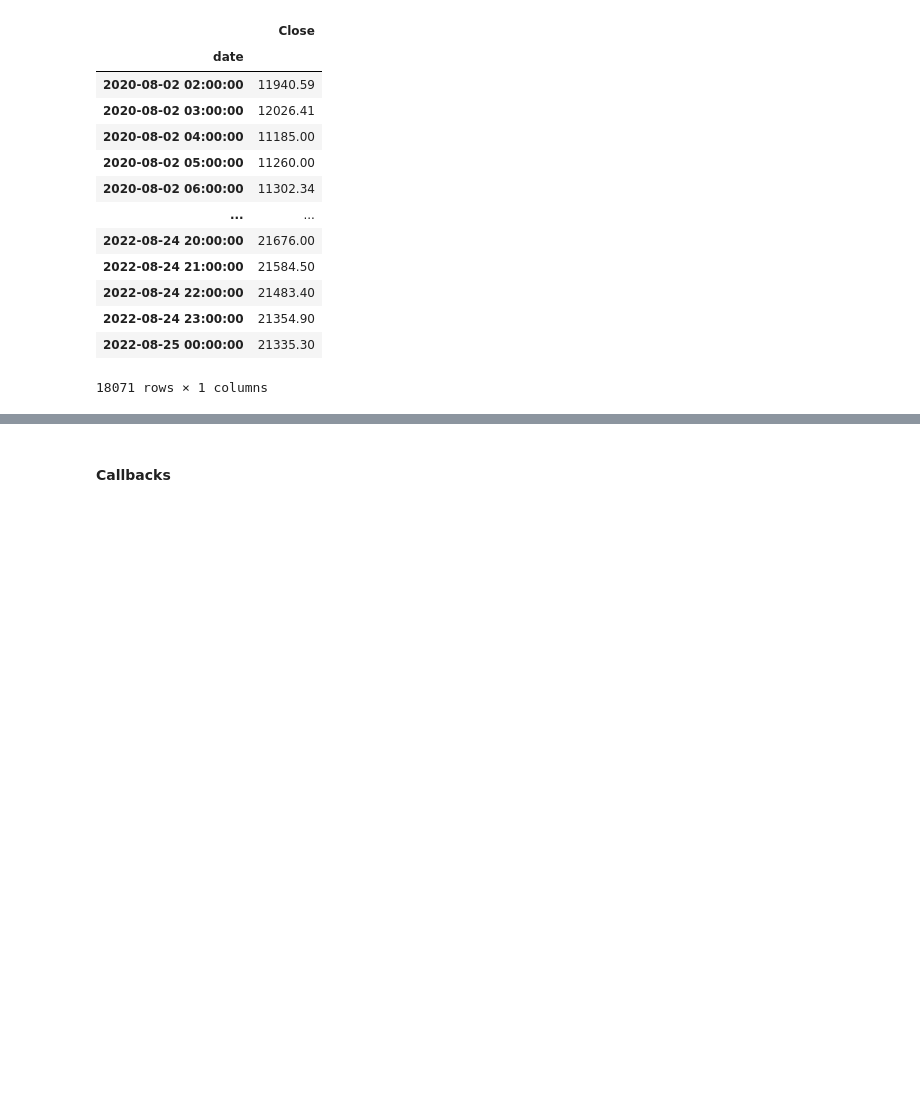
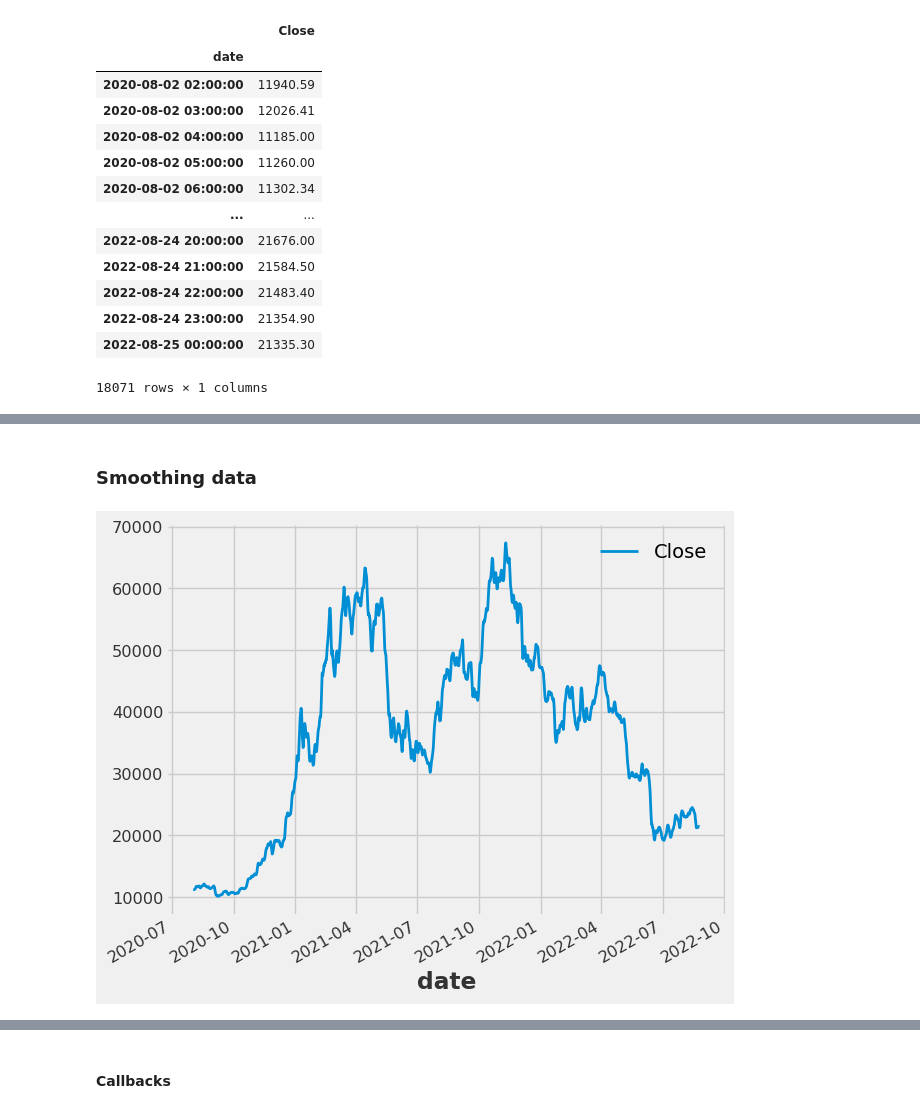
Before and after one commit to HKamkar/Predict-stock-price-with-darts, a Jupyter notebook: Prediction using darts - Hourly Data.ipynb, the cells around one changed output, grey strips where cells are left out. Saved outputs shown, nothing was run; the diff lists cells and outputs as text; code cells hidden in the pictures; blank space fills up the shorter version.

```diff
--- a/Prediction using darts - Hourly Data.ipynb
+++ b/Prediction using darts - Hourly Data.ipynb
@@ -316 +300,9 @@ Attributes:
+# %% [markdown]
+### Smoothing data
+# %%
+moving = MovingAverage(window=48)
+data = moving.filter(data)
+data.plot()
+# %% [output]
+[figure, added]
 # %%
```
Also changed, not shown: parts of 18 cells of this notebook, 2 other files.
